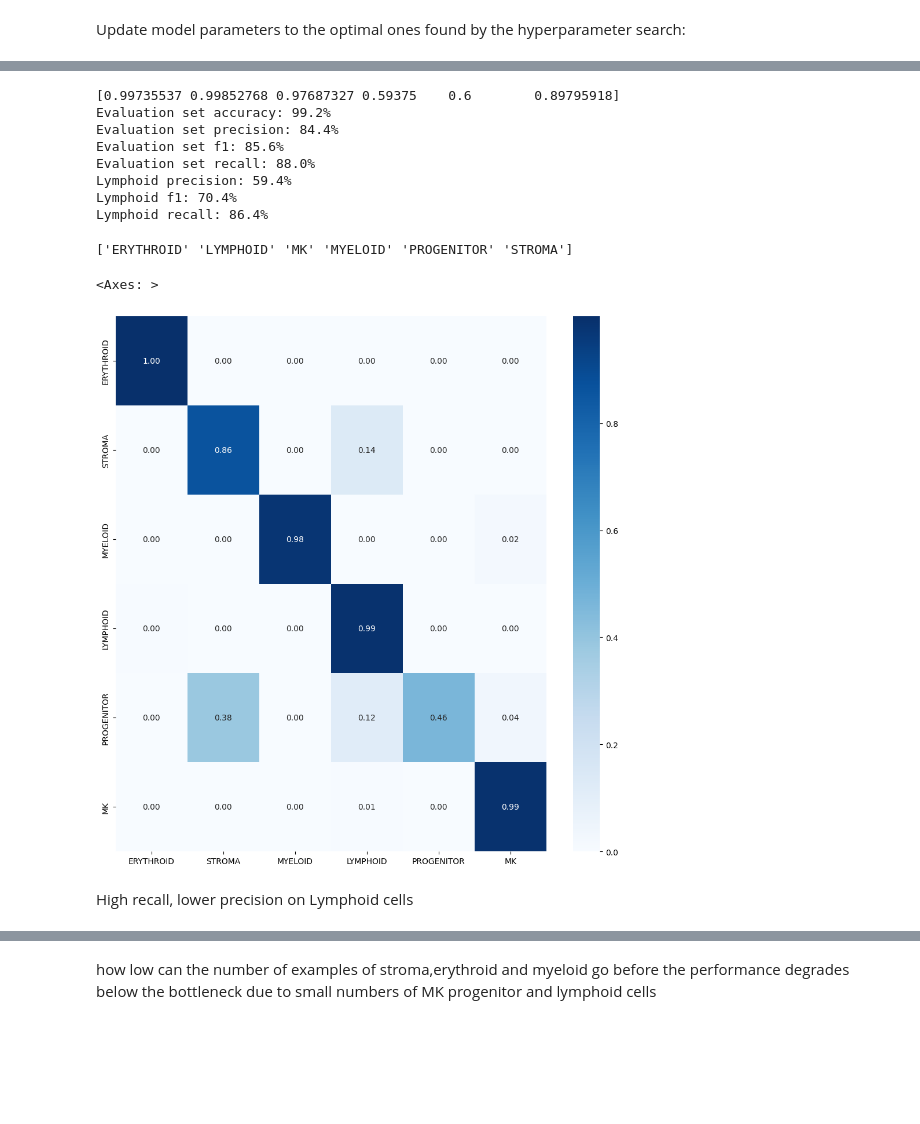
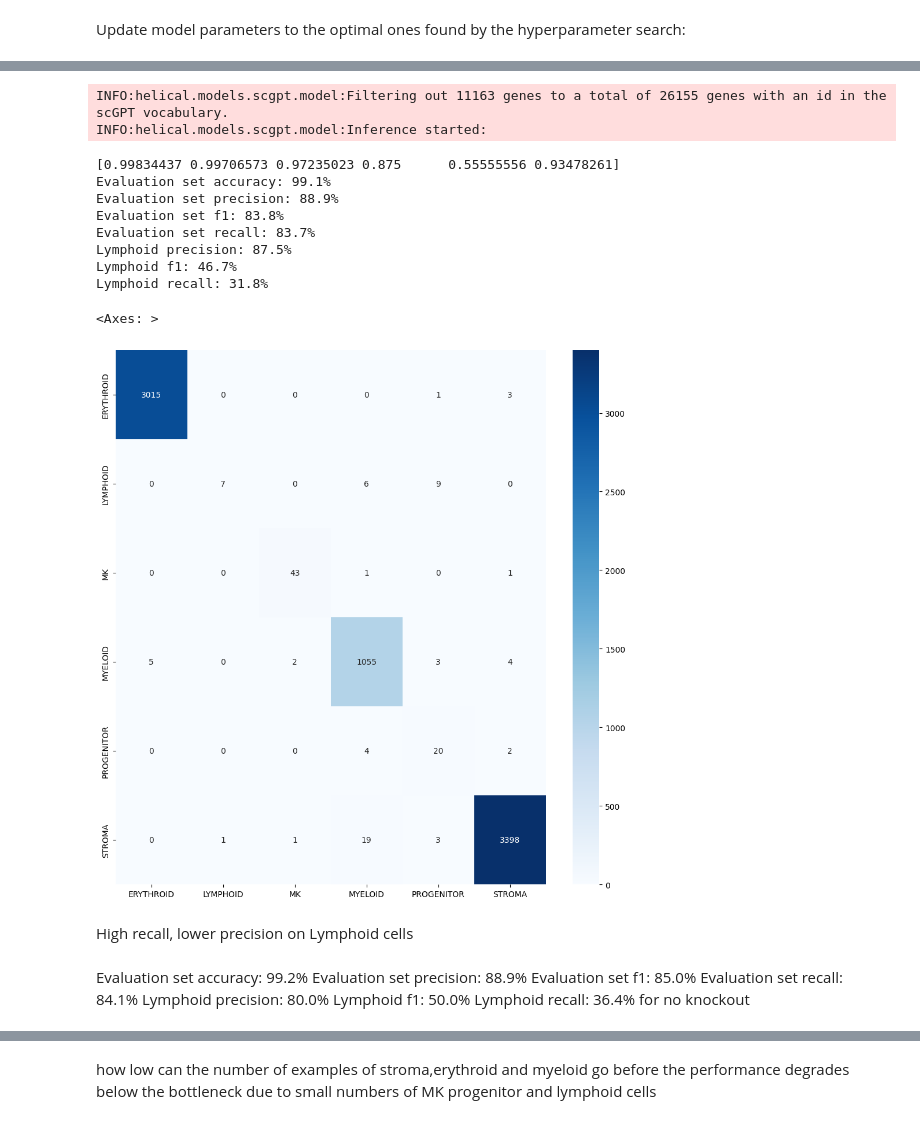
Before and after one commit to tom-jod/Helical_assesment, a Jupyter notebook: Assesment.ipynb, the cells around one changed output, grey strips where cells are left out. Cells and saved outputs as stored; diff of their text form; code cells hidden in the pictures; blank space fills up the shorter version.

```diff
--- a/Assesment.ipynb
+++ b/Assesment.ipynb
@@ -584,0 +936,12 @@ INFO:helical.models.scgpt.model:Inference started:
+# %%
+X_train, X_val, y_train, y_val = train_test_split(x_model_dropped, y_encoded, test_size=0.1, random_state=42)
+classification_model = build_model([256,64],nn.ReLU())
+new_model = deepcopy(classification_model)
+# dont need val set as this is our final model, so train on whole train set
+new_model_lym = train_model(new_model,
+                               torch.from_numpy(X_train),
+                               y_train,
+                               torch.from_numpy(X_val),
+                               y_val,
+                               optim.Adam(new_model.parameters(), lr=0.01, weight_decay=1e-4),
+                               nn.CrossEntropyLoss())
@@ -585,37 +967,51 @@ INFO:helical.models.scgpt.model:Inference started:
+# %%
+
+ds = load_dataset("helical-ai/yolksac_human",trust_remote_code=True, split="train[70%:]",download_mode="reuse_cache_if_exists")
+observation_columns = [obs for obs in list(ds.features.keys()) if not obs == 'raw_counts']
+obs_data = pd.DataFrame(ds.select_columns(observation_columns).data.to_pandas(),columns=observation_columns)
+lil = lil_matrix((len(ds),ds[0]['size']))
+lil.data = np.array(ds['raw_counts'],dtype="object")
+lil.rows = np.array(ds['rows'],dtype="object")
+adata_unseen = ad.AnnData(lil.tocsr(),obs=obs_data)
+adata_unseen.var_names = ds.features['raw_counts'].id.split(",")
+adata_unseen.var['gene_name'] = adata_unseen.var_names.str.upper()
 # %%
+data_unseen = scgpt.process_data(adata_unseen, gene_names="gene_name")
+x_unseen = scgpt.get_embeddings(data_unseen)
+predictions_nn_unseen = new_model_lym(torch.Tensor(x_unseen))
 y_true_unseen = np.array(adata_unseen.obs["LVL1"].tolist())
 y_pred_unseen = [id2type[prediction] for prediction in np.array(torch.argmax(predictions_nn_unseen, dim=1))]
 
 print(precision_score(y_true_unseen, y_pred_unseen, average=None,labels=['ERYTHROID', 'STROMA', 'MYELOID', 'LYMPHOID', 'PROGENITOR', 'MK']))
 results = get_evaluations("Evaluation set", y_true_unseen, y_pred_unseen)
 # %% [output]
-[0.99735537 0.99852768 0.97687327 0.59375    0.6        0.89795918]
-Evaluation set accuracy: 99.2%
-Evaluation set precision: 84.4%
-Evaluation set f1: 85.6%
-Evaluation set recall: 88.0%
-Lymphoid precision: 59.4%
-Lymphoid f1: 70.4%
-Lymphoid recall: 86.4%
+INFO:helical.models.scgpt.model:Filtering out 11163 genes to a total of 26155 genes with an id in the scGPT vocabulary.
+INFO:helical.models.scgpt.model:Inference started:
+[0.99834437 0.99706573 0.97235023 0.875      0.55555556 0.93478261]
+Evaluation set accuracy: 99.1%
+Evaluation set precision: 88.9%
+Evaluation set f1: 83.8%
+Evaluation set recall: 83.7%
+Lymphoid precision: 87.5%
+Lymphoid f1: 46.7%
+Lymphoid recall: 31.8%
 # %%
-from sklearn.metrics import confusion_matrix
-import pandas as pd
-import seaborn as sns
-import matplotlib.pyplot as plt
-print(np.unique(y_true_unseen))
-set_predicted_cell_types = list(adata_unseen.obs["LVL1"].unique())
-for i in set(y_pred_unseen):
-    if i not in set_predicted_cell_types:
-        set_predicted_cell_types.remove(i)
-# ground truth on y axis, predicted on x axis
 cm = confusion_matrix(y_true_unseen, y_pred_unseen)
-cm = cm.astype("float") / cm.sum(axis=1)[:, np.newaxis]
-cm = pd.DataFrame(cm, index=set_predicted_cell_types[:cm.shape[0]], columns=set_predicted_cell_types[:cm.shape[1]])
+#cm = cm.astype("float") / cm.sum(axis=1)[:, np.newaxis]
+#cm = pd.DataFrame(cm, index=set_predicted_cell_types[:cm.shape[0]], columns=set_predicted_cell_types[:cm.shape[1]])
+cm = pd.DataFrame(cm, index=np.unique(y_true_unseen)[:cm.shape[0]], columns=np.unique(y_true_unseen)[:cm.shape[1]])
 plt.figure(figsize=(12, 12))
-sns.heatmap(cm, annot=True, fmt=".2f", cmap="Blues")
+sns.heatmap(cm, annot=True, fmt=".0f", cmap="Blues")
 # %% [output]
-['ERYTHROID' 'LYMPHOID' 'MK' 'MYELOID' 'PROGENITOR' 'STROMA']
+<Axes: >
-<Axes: >
-[figure, old version]
+[figure, new version]
 # %% [markdown]
 High recall, lower precision on Lymphoid cells
+# %% [markdown]
+Evaluation set accuracy: 99.2%
+Evaluation set precision: 88.9%
+Evaluation set f1: 85.0%
+Evaluation set recall: 84.1%
+Lymphoid precision: 80.0%
+Lymphoid f1: 50.0%
+Lymphoid recall: 36.4%  for no knockout
```
Also changed, not shown: parts of 47 cells of this notebook.
